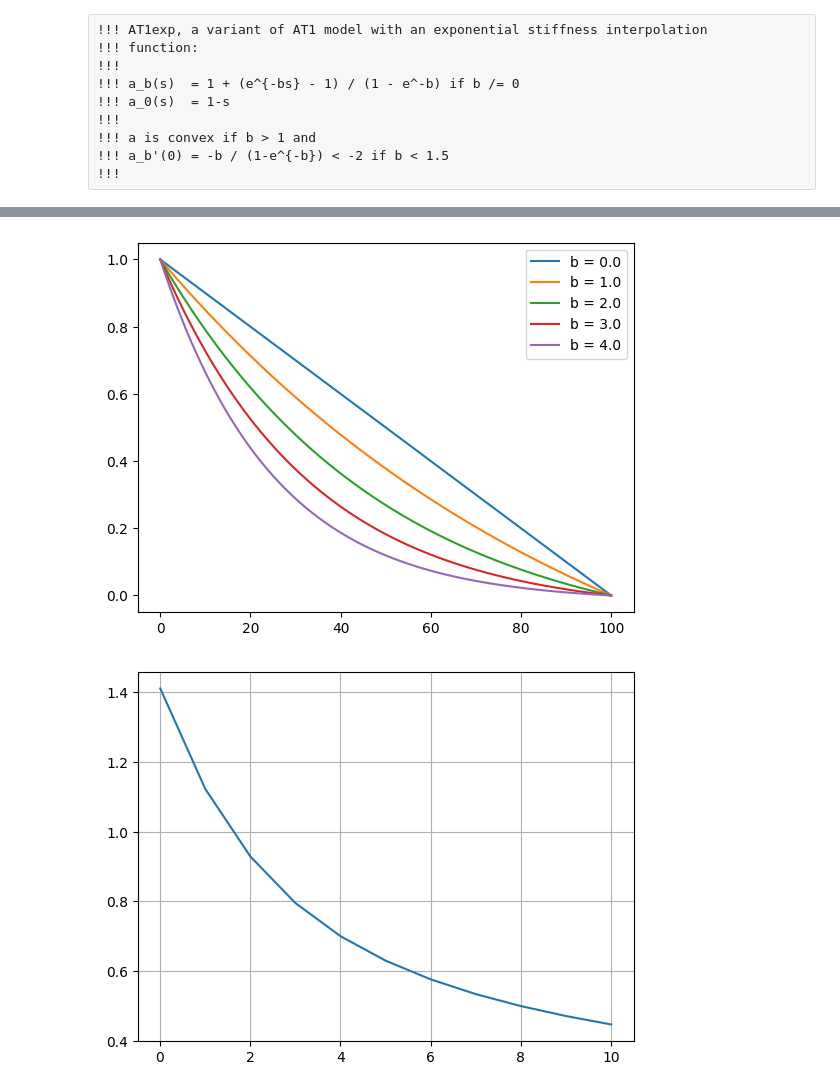
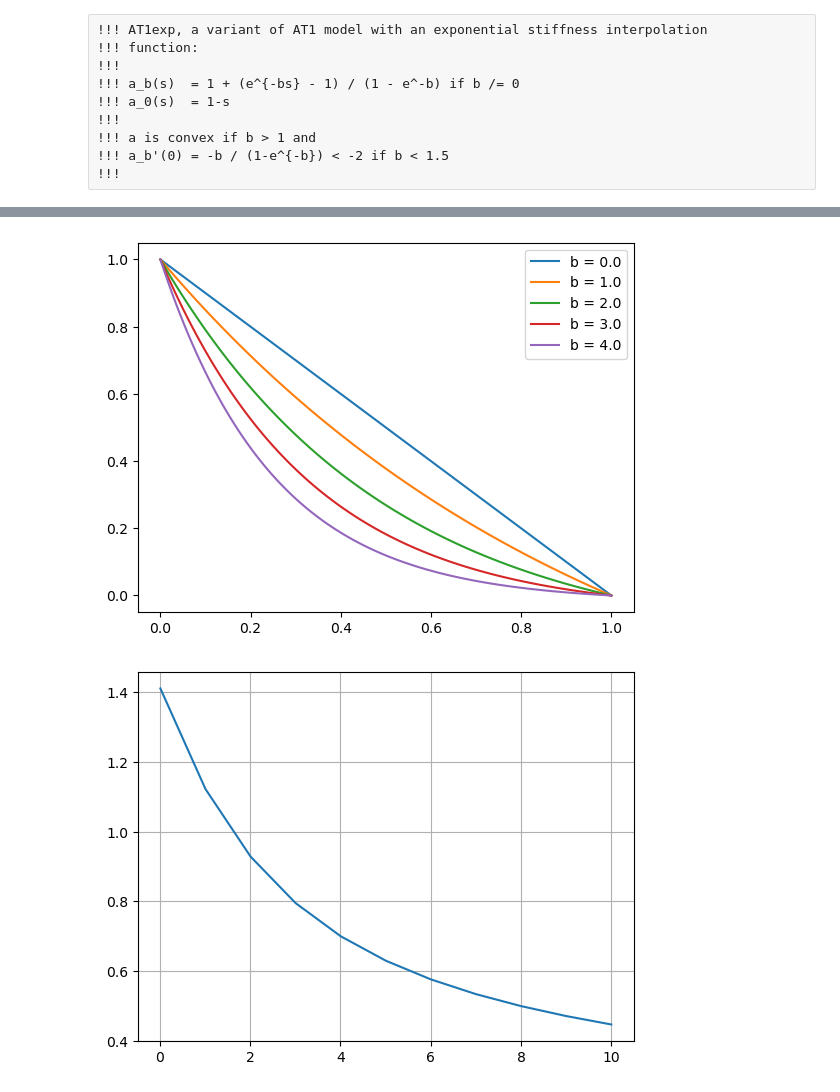
Before and after one commit to bourdin/mef90, a Jupyter notebook: m_DefMech/AT1exp.ipynb, the cells around one changed output, grey strips where cells are left out. Drawn from its saved outputs; the diff is of its cells as text; code cells hidden in the pictures.

```diff
--- a/m_DefMech/AT1exp.ipynb
+++ b/m_DefMech/AT1exp.ipynb
@@ -17,7 +18,7 @@ def a(s,b):
     if b == 0:
         return 1-s
     else:
-        return 1 + (np.e**(-b*s) - 1) / (1 - np.e**(-b))
+        return 1 + (np.exp(-b*s) - 1) / (1 - np.exp(-b))
 def ap0(b):
     if b == 0:
         return 1
@@ -25,3 +26,11 @@ def ap0(b):
         return -b / (1-np.e**(-b))
 def sigmac(b):
     return np.sqrt(-2./ap0(b))
+
+def cw(b):
+    return scipy.integrate.quad(lambda s : np.sqrt(a(s,b)), 0, 1)[0]
+
+b = np.linspace(0., 5., 11)
+plt.close('all')
+fig, ax = plt.subplots()
+ax.plot(b, [cw(bb) for bb in b])
@@ -28,12 +40,12 @@ def sigmac(b):
 # %%
 N = 101
 S = np.linspace(0,1,N)
 for b in np.linspace(0,4,5):
-    plt.plot([a(s,b) for s in S],label = "b = {}".format(b))
+    plt.plot(S, [a(s,b) for s in S],label = "b = {}".format(b))
 plt.legend(loc=0)
 plt.show()
 # %% [output]
-[figure, old version]
+[figure, new version]
 # %%
 B = np.linspace(0.01,10,11)
 plt.plot(B,[sigmac(b) for b in B])
```
Also changed, not shown: parts of 3 cells of this notebook, 8 other files.
